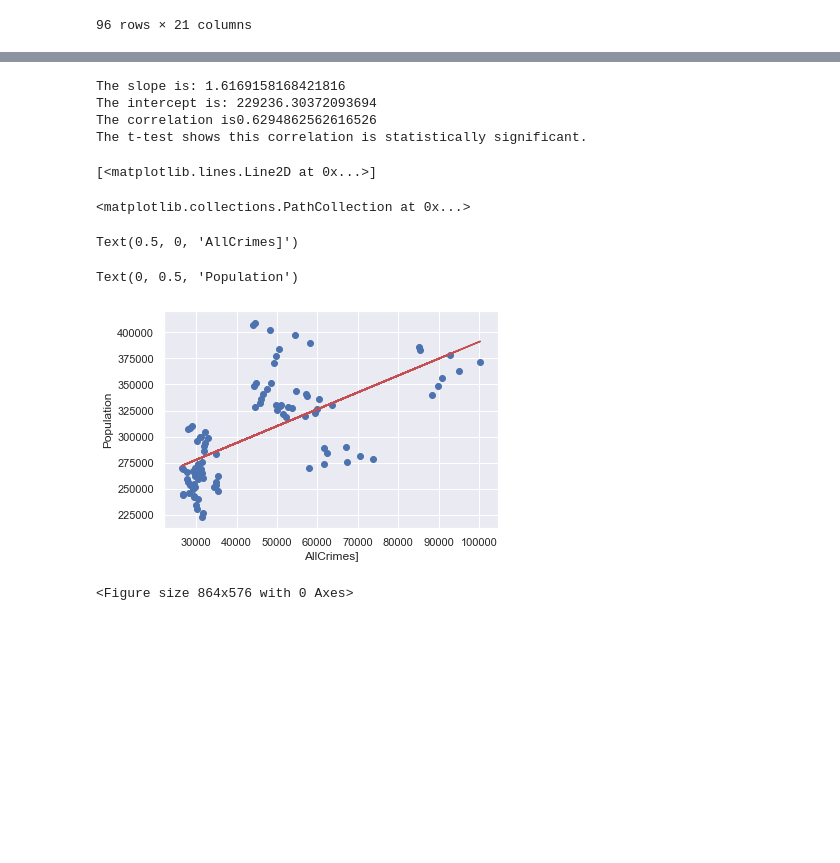
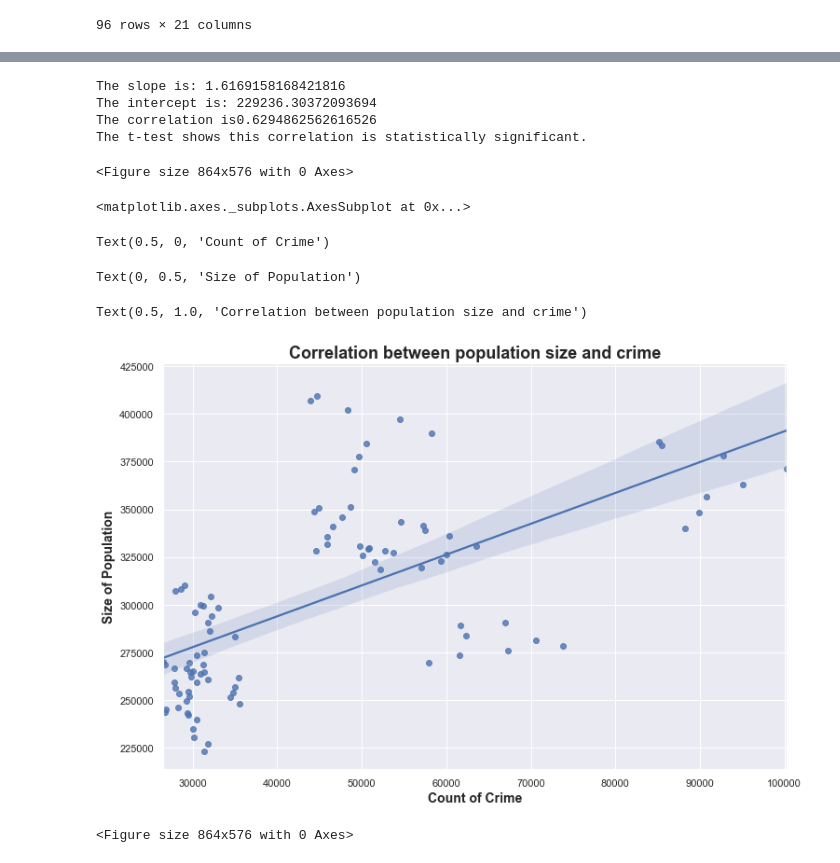
Before and after one commit to MilVas/Week-6-Project-Berlin-Crime, a Jupyter notebook: CrimeAndItsSpatialDistribution.ipynb, the cells around one changed output, grey strips where cells are left out. Cells and saved outputs as stored; diff of their text form; code cells hidden in the pictures; blank space fills up the shorter version.

```diff
--- a/Milena2.ipynb
+++ b/CrimeAndItsSpatialDistribution.ipynb
@@ -390,28 +385,34 @@ strong multicollinearity or other numerical problems.
 # %%
 # Visualising the result
 X= popcrimes['AllCrimes']
 Y= popcrimes['Population']
 slope, intercept, r_value, p_value, std_err = stats.linregress(X, Y)
 print ('The slope is: ' + str(slope))
 print ('The intercept is: ' + str(intercept))
 print('The correlation is' + str(r_value))
 if p_value <0.05:
     print('The t-test shows this correlation is statistically significant.')
 
-plt.plot(X, slope*X + intercept, color = 'r')
-plt.scatter(X,Y)
-plt.xlabel('AllCrimes]')
-plt.ylabel('Population')
+plt.figure(figsize=(12,8))
+
+sns.regplot(x= 'AllCrimes',
+            y= 'Population',
+            data =popcrimes,
+            );
+plt.xlabel('Count of Crime', fontsize=14, FontWeight='bold')
+plt.ylabel('Size of Population', fontsize=14, FontWeight='bold')
+plt.title('Correlation between population size and crime', fontsize=18, FontWeight='bold')
 # %% [output]
 The slope is: 1.6169158168421816
 The intercept is: 229236.30372093694
 The correlation is0.6294862562616526
 The t-test shows this correlation is statistically significant.
-[<matplotlib.lines.Line2D at 0x...>]
+<Figure size 864x576 with 0 Axes>
-<matplotlib.collections.PathCollection at 0x...>
+<matplotlib.axes._subplots.AxesSubplot at 0x...>
-Text(0.5, 0, 'AllCrimes]')
+Text(0.5, 0, 'Count of Crime')
-Text(0, 0.5, 'Population')
+Text(0, 0.5, 'Size of Population')
+Text(0.5, 1.0, 'Correlation between population size and crime')
-[figure, old version]
+[figure, new version]
 # %%
 # Visualisation of the relationship between number of crimes and population size/per year and their distinction by district.
 
```
Also changed, not shown: parts of 40 cells of this notebook, 13 other files.
